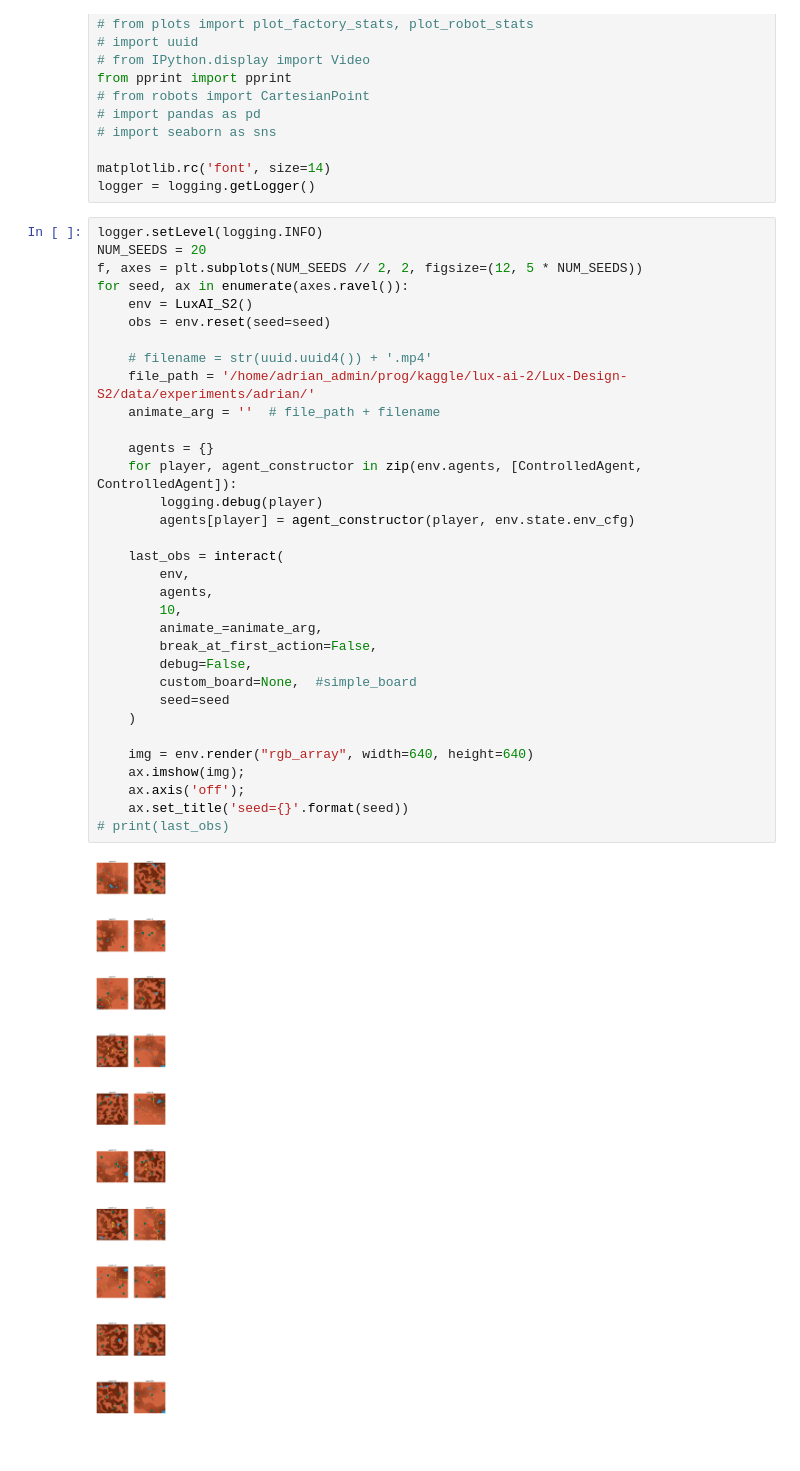
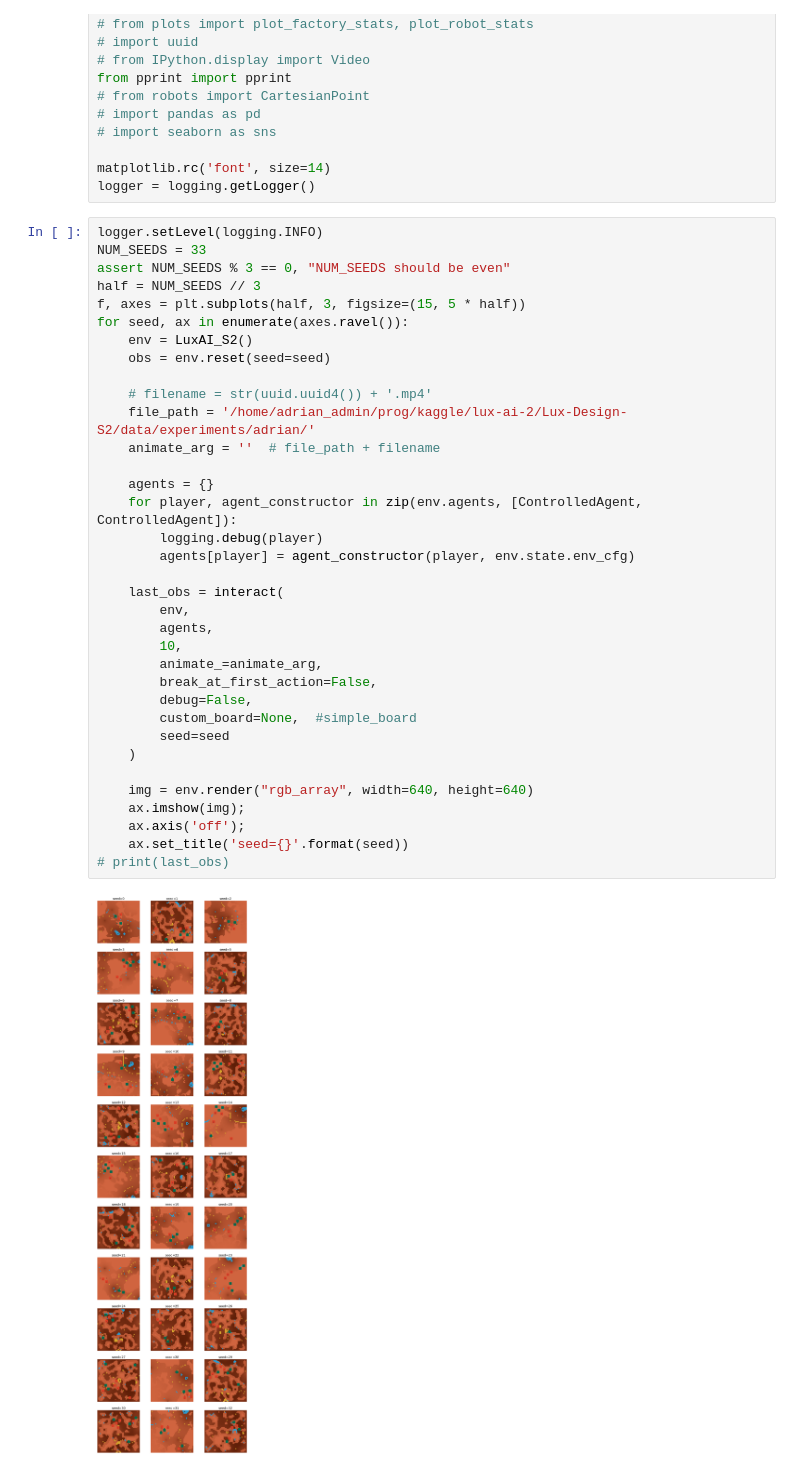
Before and after one commit to aernesto/Lux-Design-S2, a Jupyter notebook: codigo/src/adr_plant_positions.ipynb, the cells around one changed output. Cells and saved outputs as stored; diff of their text form; blank space fills up the shorter version.

```diff
--- a/codigo/src/adr_plant_positions.ipynb
+++ b/codigo/src/adr_plant_positions.ipynb
@@ -20,36 +20,38 @@ matplotlib.rc('font', size=14)
 logger = logging.getLogger()
 # %%
 logger.setLevel(logging.INFO)
-NUM_SEEDS = 20
-f, axes = plt.subplots(NUM_SEEDS // 2, 2, figsize=(12, 5 * NUM_SEEDS))
+NUM_SEEDS = 33
+assert NUM_SEEDS % 3 == 0, "NUM_SEEDS should be even"
+half = NUM_SEEDS // 3
+f, axes = plt.subplots(half, 3, figsize=(15, 5 * half))
 for seed, ax in enumerate(axes.ravel()):
     env = LuxAI_S2()
     obs = env.reset(seed=seed)
 
     # filename = str(uuid.uuid4()) + '.mp4'
     file_path = '/home/adrian_admin/prog/kaggle/lux-ai-2/Lux-Design-S2/data/experiments/adrian/'
     animate_arg = ''  # file_path + filename
 
     agents = {}
     for player, agent_constructor in zip(env.agents, [ControlledAgent, ControlledAgent]):
         logging.debug(player)
         agents[player] = agent_constructor(player, env.state.env_cfg)
 
     last_obs = interact(
         env,
         agents,
         10,
         animate_=animate_arg,
         break_at_first_action=False,
         debug=False,
         custom_board=None,  #simple_board
         seed=seed
     )
 
     img = env.render("rgb_array", width=640, height=640)
     ax.imshow(img);
     ax.axis('off');
     ax.set_title('seed={}'.format(seed))
 # print(last_obs)
 # %% [output]
-[figure, old version]
+[figure, new version]
```
Also changed, not shown: 2 other files.
